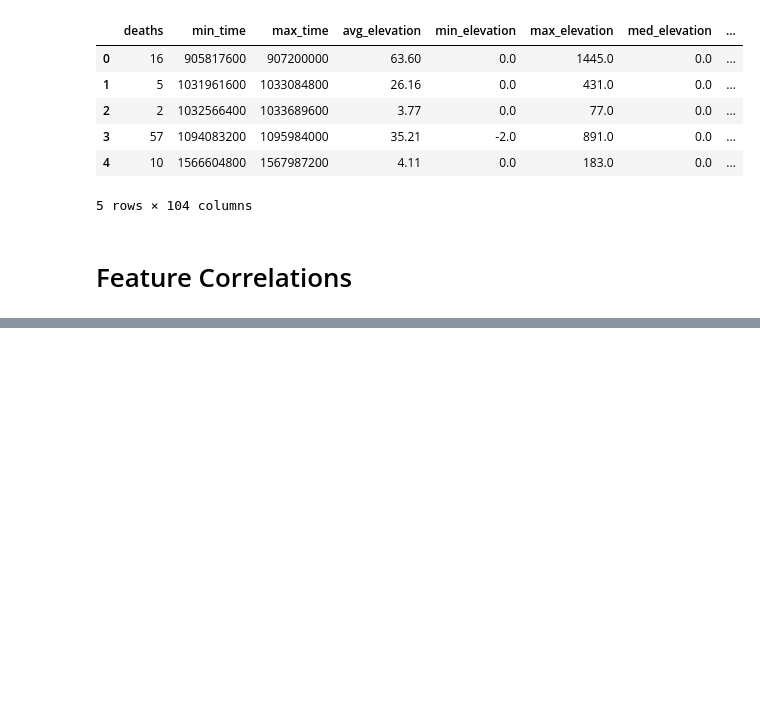
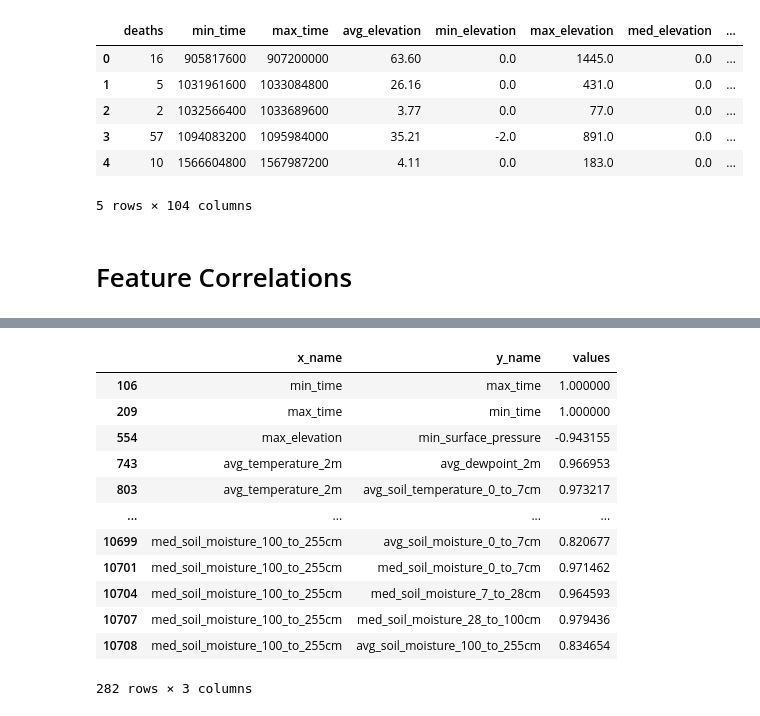
Before and after one commit to vy2388/hurricaneKatrina, a Jupyter notebook: Vlad_Modeling/vy_modeling.ipynb, the cells around one changed output, grey strips where cells are left out. Drawn from its saved outputs; the diff is of its cells as text; code cells hidden in the pictures; blank space fills up the shorter version.

```diff
--- a/Vlad_Modeling/vy_modeling.ipynb
+++ b/Vlad_Modeling/vy_modeling.ipynb
@@ -228,0 +278,17 @@ show(p)
+# %%
+corrs_to_review = prep_corr[prep_corr['x_name'] != prep_corr['y_name']]
+corrs_to_review
+# %% [output]
+|  | x_name | y_name | values |
+| 106 | min_time | max_time | 1.000000 |
+| 209 | max_time | min_time | 1.000000 |
+| 554 | max_elevation | min_surface_pressure | -0.943155 |
+| 743 | avg_temperature_2m | avg_dewpoint_2m | 0.966953 |
+| 803 | avg_temperature_2m | avg_soil_temperature_0_to_7cm | 0.973217 |
+| ... | ... | ... | ... |
+| 10699 | med_soil_moisture_100_to_255cm | avg_soil_moisture_0_to_7cm | 0.820677 |
+| 10701 | med_soil_moisture_100_to_255cm | med_soil_moisture_0_to_7cm | 0.971462 |
+| 10704 | med_soil_moisture_100_to_255cm | med_soil_moisture_7_to_28cm | 0.964593 |
+| 10707 | med_soil_moisture_100_to_255cm | med_soil_moisture_28_to_100cm | 0.979436 |
+| 10708 | med_soil_moisture_100_to_255cm | avg_soil_moisture_100_to_255cm | 0.834654 |
+282 rows × 3 columns
```
Also changed, not shown: parts of 4 cells of this notebook.
